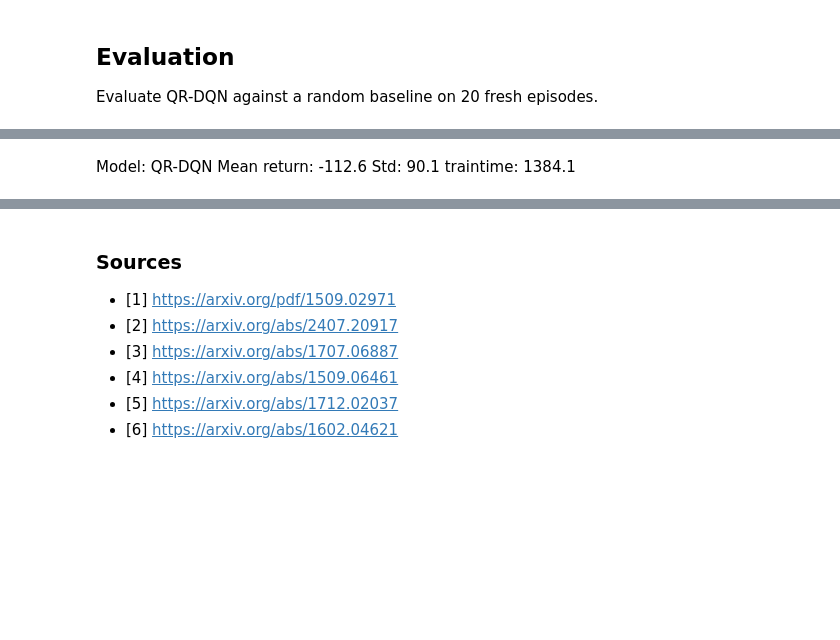
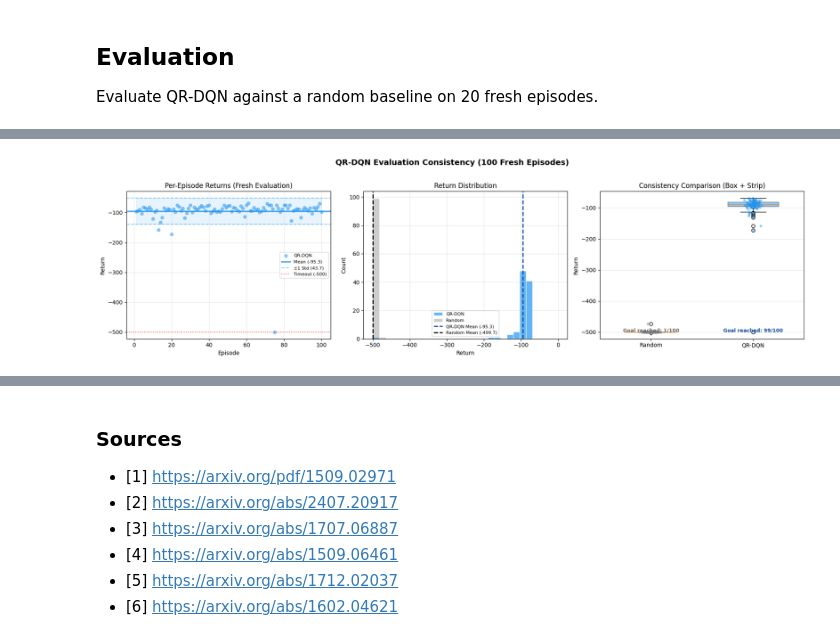
Before and after one commit to FrankVanDerVelde/master_applied-artificial_intelligence, a Jupyter notebook: methoden_en_technieken/datapunt_6/Opdracht datapunt 3b M&T.ipynb, the cells around one changed output, grey strips where cells are left out. Cells and saved outputs as stored; diff of their text form; code cells hidden in the pictures; blank space fills up the shorter version.

```diff
--- a/methoden_en_technieken/datapunt_6/Opdracht datapunt 3b M&T.ipynb
+++ b/methoden_en_technieken/datapunt_6/Opdracht datapunt 3b M&T.ipynb
@@ -316,7 +406,7 @@ print("Training QR-DQN (sb3-contrib)...")
 reward_callback = RewardLoggerCallback()
 start_time = time.time()
 
-model.learn(total_timesteps=200_000, log_interval=100, callback=reward_callback)
+model.learn(total_timesteps=total_timesteps, log_interval=log_interval, callback=reward_callback)
 train_time = time.time() - start_time
 
 model.save("qrdqn_acrobot")
@@ -345,12 +435,12 @@ Training complete in 333.2s, 1080 episodes
 
 Evaluate QR-DQN against a random baseline on 20 fresh episodes.
 # %%
-print("Evaluating on 20 fresh episodes...\n")
+print("Evaluating on 100 fresh episodes...\n")
 
 # QR-DQN evaluation
 eval_env = gymnasium.make("Acrobot-v1")
 qrdqn_returns = []
-for _ in range(20):
+for _ in range(100):
     state, _ = eval_env.reset()
     total_reward = 0
     done = False
@@ -366,7 +456,7 @@ qrdqn_mean, qrdqn_std = np.mean(qrdqn_returns), np.std(qrdqn_returns)
 # Random baseline
 eval_env = gymnasium.make("Acrobot-v1")
 rand_returns = []
-for _ in range(20):
+for _ in range(100):
     state, _ = eval_env.reset()
     total_reward = 0
     done = False
@@ -396,8 +486,66 @@ Improvement over baseline: +391.2 return
-# %% [markdown]
-Model: QR-DQN
-Mean return: -112.6
-Std: 90.1
-traintime: 1384.1
+# %%
+fig, axes = plt.subplots(1, 3, figsize=(18, 5))
+
+# 1) Per-episode returns scatter — shows every episode so you can see consistency
+ax = axes[0]
+episodes = np.arange(1, len(qrdqn_returns) + 1)
+ax.scatter(episodes, qrdqn_returns, alpha=0.5, s=30, color="#2196F3", label="QR-DQN")
+ax.axhline(y=qrdqn_mean, color="#2196F3", linestyle="-", linewidth=2, label=f"Mean ({qrdqn_mean:.1f})")
+ax.axhline(y=qrdqn_mean + qrdqn_std, color="#2196F3", linestyle="--", alpha=0.5, label=f"±1 Std ({qrdqn_std:.1f})")
+ax.axhline(y=qrdqn_mean - qrdqn_std, color="#2196F3", linestyle="--", alpha=0.5)
+ax.fill_between(episodes, qrdqn_mean - qrdqn_std, qrdqn_mean + qrdqn_std, color="#2196F3", alpha=0.1)
+ax.axhline(y=-500, color="red", linestyle=":", alpha=0.6, label="Timeout (-500)")
+ax.set_xlabel("Episode")
+ax.set_ylabel("Return")
+ax.set_title("Per-Episode Returns (Fresh Evaluation)")
+ax.legend(fontsize=8)
+ax.grid(True, alpha=0.3)
+
+# 2) Histogram — shows distribution shape and whether there are failure clusters
+ax = axes[1]
+bins = np.linspace(min(min(qrdqn_returns), min(rand_returns)), 0, 30)
+ax.hist(qrdqn_returns, bins=bins, alpha=0.7, color="#2196F3", edgecolor="white", label="QR-DQN")
+ax.hist(rand_returns, bins=bins, alpha=0.4, color="gray", edgecolor="white", label="Random")
+ax.axvline(x=qrdqn_mean, color="#0D47A1", linestyle="--", linewidth=2, label=f"QR-DQN Mean ({qrdqn_mean:.1f})")
+ax.axvline(x=rand_mean, color="black", linestyle="--", linewidth=2, label=f"Random Mean ({rand_mean:.1f})")
+ax.set_xlabel("Return")
+ax.set_ylabel("Count")
+ax.set_title("Return Distribution")
+ax.legend(fontsize=8)
+ax.grid(True, alpha=0.3)
+
+# 3) Box + strip plot — shows median, quartiles, and outliers side by side
+ax = axes[2]
+data = [rand_returns, qrdqn_returns]
+labels = ["Random", "QR-DQN"]
+colors_box = ["gray", "#2196F3"]
+bp = ax.boxplot(data, labels=labels, patch_artist=True, widths=0.5, showmeans=True,
+                meanprops=dict(marker="D", markerfacecolor="white", markeredgecolor="black", markersize=7))
+for patch, color in zip(bp["boxes"], colors_box):
+    patch.set_facecolor(color)
+    patch.set_alpha(0.5)
+# Overlay individual points (jittered)
+for i, (d, c) in enumerate(zip(data, colors_box)):
+    jitter = np.random.normal(0, 0.04, size=len(d))
+    ax.scatter(np.full(len(d), i + 1) + jitter, d, alpha=0.4, s=15, color=c, zorder=3)
+ax.set_ylabel("Return")
+ax.set_title("Consistency Comparison (Box + Strip)")
+ax.grid(True, alpha=0.3, axis="y")
+
+# Success rate annotation (episodes that didn't timeout at -500)
+qrdqn_success = sum(1 for r in qrdqn_returns if r > -500)
+rand_success = sum(1 for r in rand_returns if r > -500)
+ax.annotate(f"Goal reached: {qrdqn_success}/{len(qrdqn_returns)}", xy=(2, min(qrdqn_returns)),
+            fontsize=9, ha="center", color="#0D47A1", fontweight="bold")
+ax.annotate(f"Goal reached: {rand_success}/{len(rand_returns)}", xy=(1, min(rand_returns)),
+            fontsize=9, ha="center", color="dimgray", fontweight="bold")
+
+plt.suptitle("QR-DQN Evaluation Consistency (100 Fresh Episodes)", fontsize=14, fontweight="bold", y=1.02)
+plt.tight_layout()
+plt.savefig("qrdqn_consistency.png", dpi=150, bbox_inches='tight')
+plt.show()
+# %% [output]
+[figure, added]
 # %%
 def smooth(rewards, window=50):
     return np.convolve(rewards, np.ones(window)/window, mode='valid')
```
Also changed, not shown: parts of 24 cells of this notebook, 2 other files.
